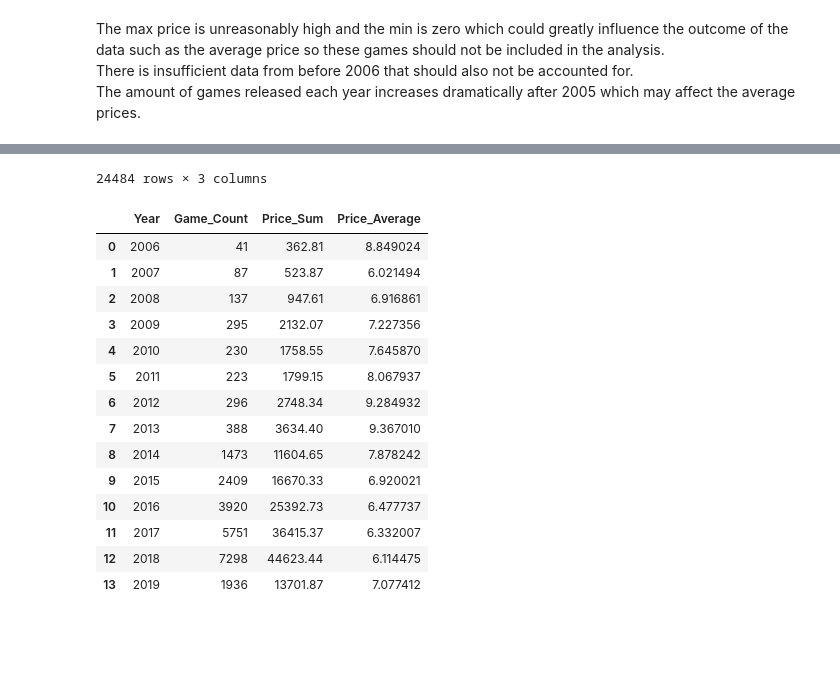
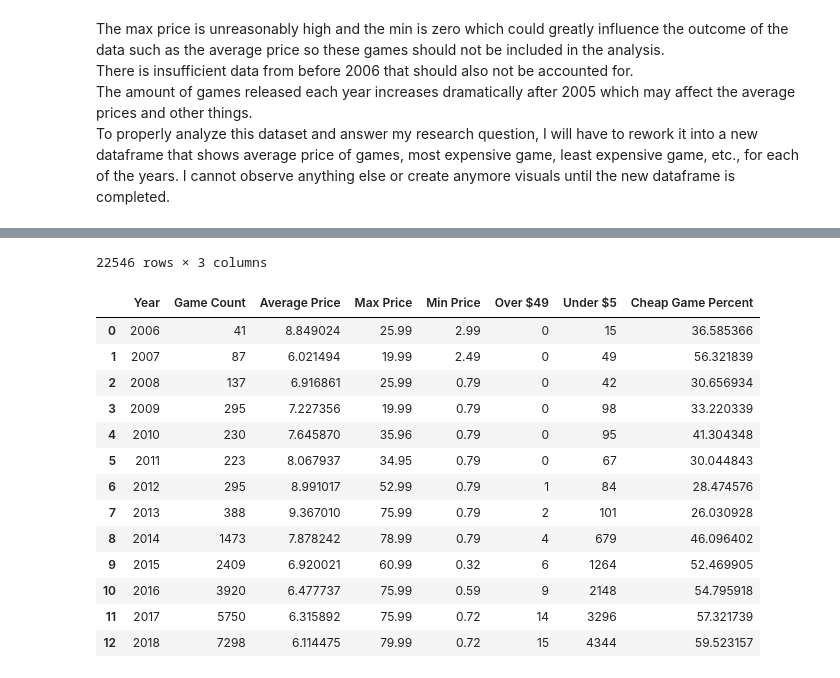
Before and after one commit to data301-2021-winter1/group26-project, a Jupyter notebook: notebooks/analysis2.ipynb, the cells around one changed output, grey strips where cells are left out. Saved outputs shown, nothing was run; the diff lists cells and outputs as text; code cells hidden in the pictures; blank space fills up the shorter version.

```diff
--- a/notebooks/analysis2.ipynb
+++ b/notebooks/analysis2.ipynb
@@ -64,13 +68,11 @@ Name: release_date, dtype: int64
 # %% [markdown]
 The max price is unreasonably high and the min is zero which could greatly influence the outcome of the data such as the average price so these games should not be included in the analysis.
 There is insufficient data from before 2006 that should also not be accounted for.
-The amount of games released each year increases dramatically after 2005 which may affect the average prices.
+The amount of games released each year increases dramatically after 2005 which may affect the average prices and other things.
+To properly analyze this dataset and answer my research question, I will have to rework it into a new dataframe that shows average price of games, most expensive game, least expensive game, etc., for each of the years.
+I cannot observe anything else or create anymore visuals until the new dataframe is completed.
 # %%
 #Task 2
-
-import pandas as pd
-import numpy as np
-import seaborn as sns
 
 #load data
 dfr = pd.read_csv('../data/raw/steam.csv')
@@ -79,8 +81,8 @@ dfr = pd.read_csv('../data/raw/steam.csv')
 dfp = dfr.copy().drop(['name', 'genres', 'appid', 'english', 'developer', 'publisher', 'required_age', 'platforms', 'achievements', 'categories',
 'steamspy_tags', 'positive_ratings', 'negative_ratings', 'average_playtime', 'median_playtime', 'owners'], axis=1)
 
-#remove games with a price of 0 or above 100 as I don't want unreasonably expensive games and free games included in the analysis
-dfp = dfp.drop(dfp[dfp.price > 100].index).reset_index(drop=True)
+#remove games with a price of 0 or above 80 as I don't want unreasonably expensive games and free games included in the analysis
+dfp = dfp.drop(dfp[dfp.price > 80].index).reset_index(drop=True)
 dfp = dfp.drop(dfp[dfp.price == 0].index).reset_index(drop=True)
 
 #drop NaN rows if any
@@ -92,35 +94,57 @@ dfp['release_date'] = [int(i.split('-')[0]) for i in dfp['release_date']]
 dfp = dfp.sort_values(by='release_date', ascending=True)
 
 
-#dropping data from before 2006 because it is insufficient
+#drop data from before 2006 because it is insufficient
+#drop 2019 data as it is incomplete
 #made 2006 a variable incase I end up changing the starting year
 starting_year = 2006
 dfp = dfp.drop(dfp[dfp.release_date < starting_year].index)
+dfp = dfp.drop(dfp[dfp.release_date >= 2019].index)
 dfp = dfp.reset_index()
 
-#the code below creates lists of the years, the amount of games, the sum of game prices and the average prices
-#it is messy and probably not the best way to do this but it works
+#the code below creates lists of the years, the amount of games, the average prices, the most expensive game price,
+#the least expensive game price, the amount of expensive games, the amount of cheap games and the percentage of cheap games.
 years = []
 added_price = []
 game_count = []
 average_price = []
+max_price = []
+min_price = []
+expensive_games = []
+cheap_games = []
+cheap_game_percent = []
 
-for x in range(2020 - starting_year):
+for x in range(2019 - starting_year):
     years.append(starting_year + x)
     added_price.append(0)
     game_count.append(0)
     average_price.append(0)
+    max_price.append(0)
+    min_price.append(100)
+    expensive_games.append(0)
+    cheap_games.append(0)
+    cheap_game_percent.append(0)
     for y in range(len(dfp)):
         if dfp['release_date'][y] == x + starting_year:
+            if dfp['price'][y] > 49:
+                expensive_games[x] = expensive_games[x] + 1
+            if dfp['price'][y] > max_price[x]:
+                max_price[x] = dfp['price'][y]
+            if dfp['price'][y] < 5:
+                cheap_games[x] = cheap_games[x] + 1
+            if dfp['price'][y] < min_price[x]:
+                min_price[x] = dfp['price'][y]
             added_price[x] = added_price[x] + dfp['price'][y]
             game_count[x] = game_count[x] + 1
     if game_count[x] != 0:
         average_price[x] = added_price[x] / game_count[x]
+        cheap_game_percent[x] = (cheap_games[x] / game_count[x]) * 100
 
 #create a dictionary of the new lists
-d = {"Year": years, "Game_Count": game_count, "Price_Sum": added_price, "Price_Average": average_price}
+d = {"Year": years, "Game Count": game_count, "Average Price": average_price, "Max Price": max_price,
+     "Min Price": min_price, "Over $49": expensive_games, "Under $5": cheap_games, "Cheap Game Percent": cheap_game_percent}
 
-#create dataframe using dictionary
+#create new dataframe using dictionary
 dfn = pd.DataFrame(d)
 
 display(dfp)
@@ -141,18 +165,17 @@ display(dfn)
-24484 rows × 3 columns
+22546 rows × 3 columns
-|  | Year | Game_Count | Price_Sum | Price_Average |
-| 0 | 2006 | 41 | 362.81 | 8.849024 |
-| 1 | 2007 | 87 | 523.87 | 6.021494 |
-| 2 | 2008 | 137 | 947.61 | 6.916861 |
-| 3 | 2009 | 295 | 2132.07 | 7.227356 |
-| 4 | 2010 | 230 | 1758.55 | 7.645870 |
-| 5 | 2011 | 223 | 1799.15 | 8.067937 |
-| 6 | 2012 | 296 | 2748.34 | 9.284932 |
-| 7 | 2013 | 388 | 3634.40 | 9.367010 |
-| 8 | 2014 | 1473 | 11604.65 | 7.878242 |
-| 9 | 2015 | 2409 | 16670.33 | 6.920021 |
-| 10 | 2016 | 3920 | 25392.73 | 6.477737 |
-| 11 | 2017 | 5751 | 36415.37 | 6.332007 |
-| 12 | 2018 | 7298 | 44623.44 | 6.114475 |
-| 13 | 2019 | 1936 | 13701.87 | 7.077412 |
+|  | Year | Game Count | Average Price | Max Price | Min Price | Over $49 | Under $5 | Cheap Game Percent |
+| 0 | 2006 | 41 | 8.849024 | 25.99 | 2.99 | 0 | 15 | 36.585366 |
+| 1 | 2007 | 87 | 6.021494 | 19.99 | 2.49 | 0 | 49 | 56.321839 |
+| 2 | 2008 | 137 | 6.916861 | 25.99 | 0.79 | 0 | 42 | 30.656934 |
+| 3 | 2009 | 295 | 7.227356 | 19.99 | 0.79 | 0 | 98 | 33.220339 |
+| 4 | 2010 | 230 | 7.645870 | 35.96 | 0.79 | 0 | 95 | 41.304348 |
+| 5 | 2011 | 223 | 8.067937 | 34.95 | 0.79 | 0 | 67 | 30.044843 |
+| 6 | 2012 | 295 | 8.991017 | 52.99 | 0.79 | 1 | 84 | 28.474576 |
+| 7 | 2013 | 388 | 9.367010 | 75.99 | 0.79 | 2 | 101 | 26.030928 |
+| 8 | 2014 | 1473 | 7.878242 | 78.99 | 0.79 | 4 | 679 | 46.096402 |
+| 9 | 2015 | 2409 | 6.920021 | 60.99 | 0.32 | 6 | 1264 | 52.469905 |
+| 10 | 2016 | 3920 | 6.477737 | 75.99 | 0.59 | 9 | 2148 | 54.795918 |
+| 11 | 2017 | 5750 | 6.315892 | 75.99 | 0.72 | 14 | 3296 | 57.321739 |
+| 12 | 2018 | 7298 | 6.114475 | 79.99 | 0.72 | 15 | 4344 | 59.523157 |
 # %%
 #Task 3
```
Also changed, not shown: parts of 18 cells of this notebook, 1 other file.
